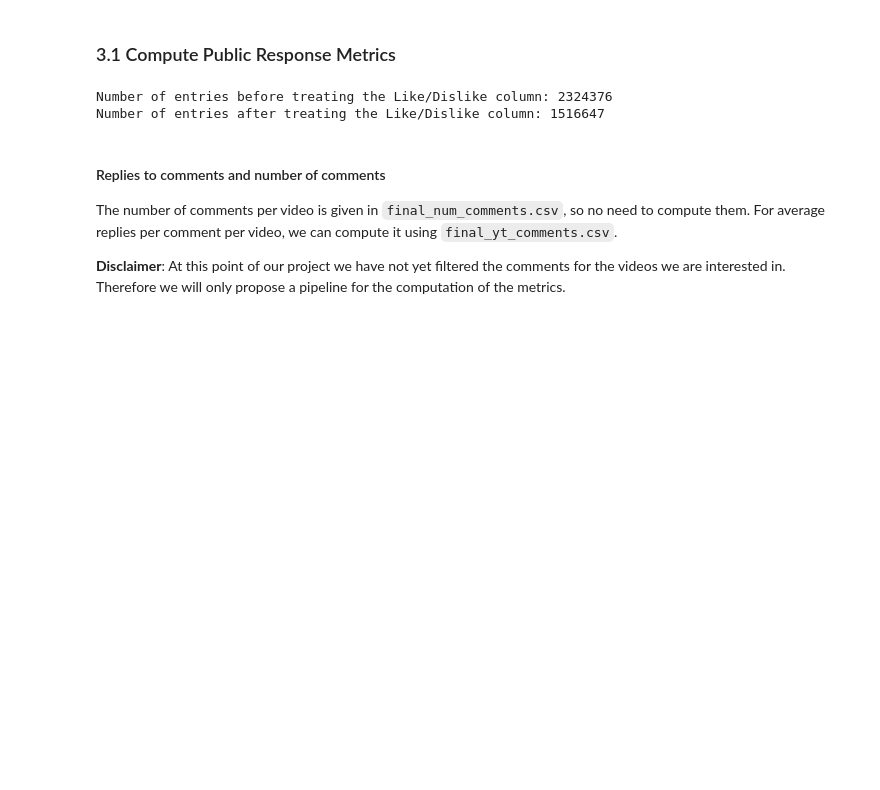
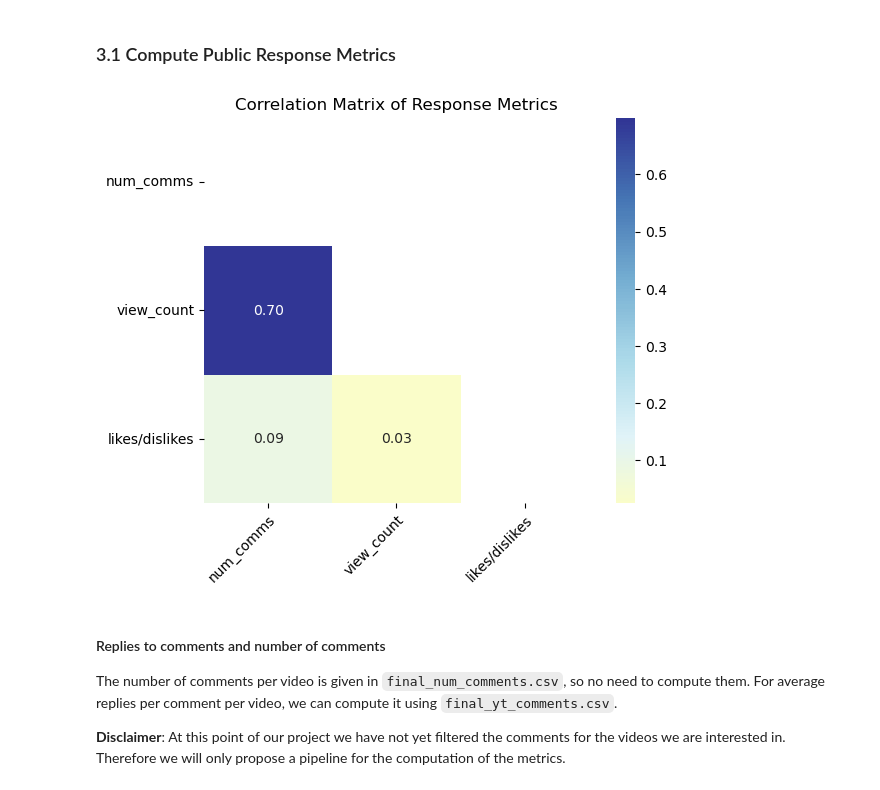
Before and after one commit to epfl-ada/ada-2024-project-lil0mohammadali, a Jupyter notebook: results.ipynb, the cells around one changed output. Cells and saved outputs as stored; diff of their text form; code cells hidden in the pictures; blank space fills up the shorter version.

```diff
--- a/results.ipynb
+++ b/results.ipynb
@@ -52,6 +57,7 @@ path_final_channels = 'data/final_channels.csv'
 path_final_timeseries = 'data/final_timeseries.csv'
 path_final_yt_metadata_feather = 'data/final_yt_metadata_helper.csv'
 path_final_yt_metadata = 'data/final_yt_metadata.csv'
+path_num_comments = 'data/num_comments.csv'
 # %% [markdown]
 ## 1 Preprocessing and data filtering  <a class="anchor" id="filter_data"></a>
 # %% [markdown]
@@ -512,21 +510,15 @@ timeseries_df = timeseries_df.rename({'channel':'channel_id'})
 # %% [markdown]
 ### 3.1 Compute Public Response Metrics <a class="anchor" id="public_response-metrics"></a>
-# %%
-#extract starting features from feather dataset
-response_metrics = metadata.drop(['categories','channel_id','upload_date', 'duration','tags','description','title','crawl_date'])
-
-#add a column for likes/dislikes ratio
-response_metrics = response_metrics.with_columns((pl.col('like_count')/pl.col('dislike_count')).alias('Likes/Dislikes'))
-response_metrics = response_metrics.drop(['like_count','dislike_count'])
-
-#remove the entries with infinite like/dislike ratio, and set the NaNs to zero
-print ('Number of entries before treating the Like/Dislike column:', len(response_metrics))
-response_metrics = response_metrics.with_columns(pl.col('Likes/Dislikes').replace(np.NaN, 0))
-response_metrics = response_metrics.filter(pl.col('Likes/Dislikes') != np.inf)
-print ('Number of entries after treating the Like/Dislike column:', len(response_metrics))
-# %% [output]
-Number of entries before treating the Like/Dislike column: 2324376
-Number of entries after treating the Like/Dislike column: 1516647
+# %%
+#create the response metrics dataframe from the metadata and num_comments dataframes
+num_comments = pl.read_csv(path_num_comments)
+
+response_metrics = create_response_metrics_df(event_metadata, num_comments)
+# %%
+# compute the correlation matrix of the response metrics with it's p-values and plot the matrix
+corr_response_metrics, pvals_response_metrics = compute_correlation_matrix(response_metrics, plot=True, plot_title= "Correlation Matrix of Response Metrics")
+# %% [output]
+[figure, added]
 # %% [markdown]
 #### Replies to comments and number of comments
 
```
Also changed, not shown: parts of 28 cells of this notebook, 2 other files.
